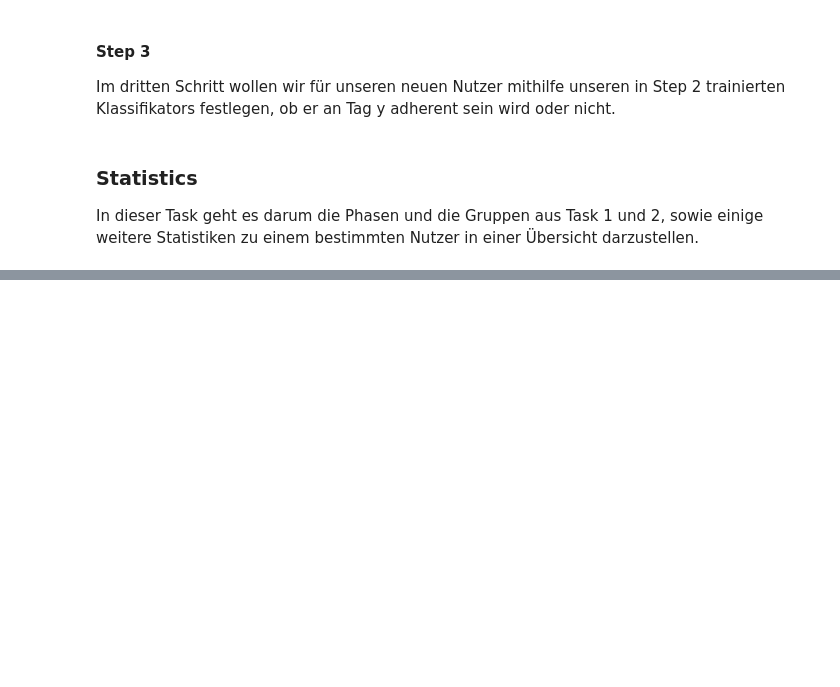
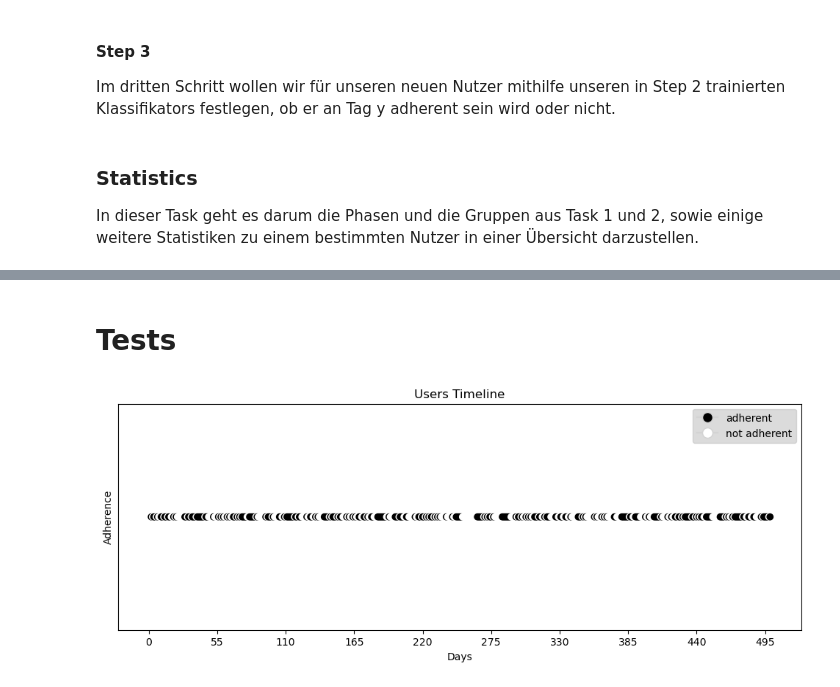
Before and after one commit to Maumau2103/Adherence_in_a_RCT_mHealth_dataset, a Jupyter notebook: notebook/Softwareprojekt - Jupyter Notebook.ipynb, the cells around one changed output, grey strips where cells are left out. Saved outputs shown, nothing was run; the diff lists cells and outputs as text; code cells hidden in the pictures; blank space fills up the shorter version.

```diff
--- a/notebook/Softwareprojekt - Jupyter Notebook.ipynb
+++ b/notebook/Softwareprojekt - Jupyter Notebook.ipynb
@@ -101,0 +109,40 @@ See the caveats in the documentation: https://pandas.pydata.org/pandas-docs/stab
+# %% [markdown]
+# Tests
+# %%
+# Beispiel-Array mit 500 zufälligen Werten von 0 und 1
+array = np.random.randint(2, size=500)
+
+# X-Achse: Indizes der Elemente im Array
+x = np.arange(len(array))
+
+# Figure-Objekt erstellen und Größe festlegen
+fig, ax = plt.subplots(figsize=(12, 4))
+
+# Scatter Plot erstellen
+ax.scatter(x, np.zeros_like(array), c=array, cmap='binary', marker='o')
+
+# Achsentitel und Diagrammtitel festlegen
+ax.set_xlabel('Days')
+ax.set_ylabel('Adherence')
+ax.set_title('Users Timeline')
+
+# x-Achse beschriften
+step = len(x) // 9
+x_ticks = np.arange(0, len(x), step)
+x_labels = np.arange(0, len(x), step)
+ax.set_xticks(x_ticks)
+ax.set_xticklabels(x_labels)
+
+# Achsenbeschriftungen ausblenden
+ax.set_yticks([])
+
+# Legende hinzufügen
+legend_elements = [
+    plt.Line2D([0], [0], marker='o', color='lightgrey', markerfacecolor='k', markersize=10, label='adherent'),
+    plt.Line2D([0], [0], marker='o', color='lightgrey', markerfacecolor='w', markersize=10, label='not adherent')]
+plt.legend(handles=legend_elements, facecolor='lightgrey')
+
+# Diagramm anzeigen
+plt.show()
+# %% [output]
+[figure, added]
```
Also changed, not shown: parts of 9 cells of this notebook, 6 other files.
